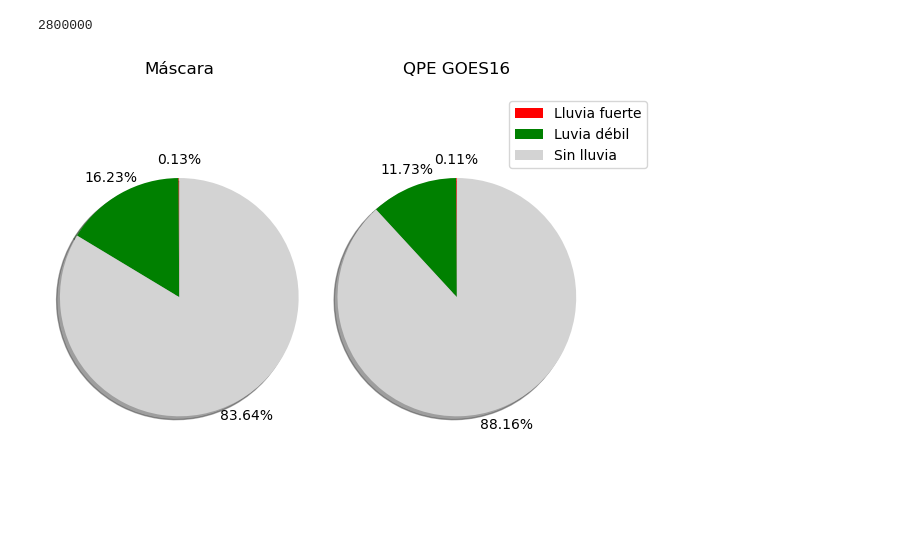
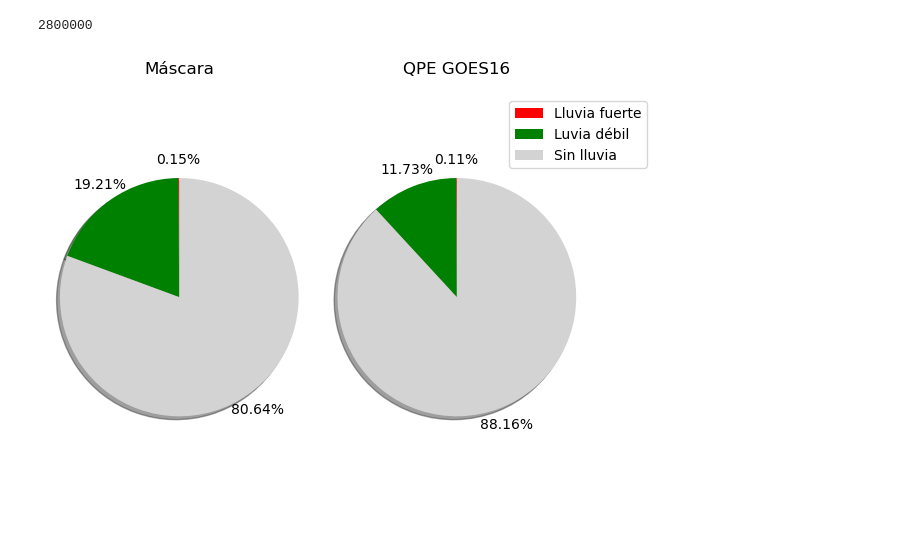
Before and after one commit to matias-suarez/TF_proc_img_sat, a Jupyter notebook: Trabajo Final.ipynb, the cells around one changed output. Saved outputs shown, nothing was run; the diff lists cells and outputs as text; code cells hidden in the pictures.

```diff
--- a/Trabajo Final.ipynb
+++ b/Trabajo Final.ipynb
@@ -1443,34 +1412,21 @@ for h in range(len(CH08_list)):
     RGBrec[:, :, 1] = imag_cal_list_loop[1]
     RGBrec[:, :, 2] = imag_cal_list_loop[2]
 
-    lluvia_intensa1 = (RGBrec[:,:,0] < -65)
-    lluvia_intensa2 = (RGBrec[:,:,1] > -57.5) * (RGBrec[:,:,1] < -55)
-    lluvia_intensa3 = (RGBrec[:,:,2] < -65)
-    lluvia_ligera1  = (RGBrec[:,:,0] >= -65) * (RGBrec[:,:,0] < -45)
-    lluvia_ligera2  = (RGBrec[:,:,1] >= -55) * (RGBrec[:,:,1] < -45)
-    lluvia_ligera3  = (RGBrec[:,:,2] >= -65) * (RGBrec[:,:,2] < -45)
+    lluvia_intensa = (RGBrec[:,:,0] < -64)*(RGBrec[:,:,1] < -54)*(RGBrec[:,:,2] < -64)
+
+    lluvia_ligera = (RGBrec[:,:,0] >= -64)*(RGBrec[:,:,0] < -40)*(RGBrec[:,:,1] >= -54)*(RGBrec[:,:,1] < -40)*\
+    (RGBrec[:,:,2] >= -64)*(RGBrec[:,:,2] < -40)
 
     img_enmascarada = np.ones_like(RGBrec)
 
-    img_enmascarada[lluvia_ligera1,0] = 0
-    img_enmascarada[lluvia_ligera1,2] = 0.501960813999176
-    img_enmascarada[lluvia_ligera1,1] = 0.8784313797950745
+    img_enmascarada[lluvia_intensa, 1:3] = 0
+    img_enmascarada[lluvia_intensa, 0]   = 1
 
-    img_enmascarada[lluvia_ligera2,0] = 0
-    img_enmascarada[lluvia_ligera2,2] = 0.501960813999176
-    img_enmascarada[lluvia_ligera2,1] = 0.8784313797950745
+    img_enmascarada[lluvia_ligera,0] = 0
+    img_enmascarada[lluvia_ligera,2] = 0.501960813999176
+    img_enmascarada[lluvia_ligera,1] = 0.8784313797950745
 
-    img_enmascarada[lluvia_ligera3,0] = 0
-    img_enmascarada[lluvia_ligera3,2] = 0.501960813999176
-    img_enmascarada[lluvia_ligera3,1] = 0.8784313797950745
 
-    img_enmascarada[lluvia_intensa1,1:3] = 0
-    img_enmascarada[lluvia_intensa2,1:3] = 0
-    img_enmascarada[lluvia_intensa3,1:3] = 0
-
-    img_enmascarada[lluvia_intensa1,0]   = 1
-    img_enmascarada[lluvia_intensa2,0]   = 1
-    img_enmascarada[lluvia_intensa3,0]   = 1
     ##################################################################################################
     # Conteo de pixeles rojos, verdes y blancos
     valores, cantidad = np.unique(img_enmascarada[:,:,2], return_counts=True)
@@ -1486,8 +1442,8 @@ for h in range(len(CH08_list)):
     total_rojos_obs   = total_rojos_obs   + rojos_obs
     total_verdes_obs  = total_verdes_obs  + verdes_obs
 
-    print('rojos: '+str(rojos)+' verdes: '+str(verdes)+' blancos: '+str(blancos))
-    print('rojos obs: '+str(rojos_obs)+' verdes obs: '+str(verdes_obs))
+#     print('rojos: '+str(rojos)+' verdes: '+str(verdes)+' blancos: '+str(blancos))
+#     print('rojos obs: '+str(rojos_obs)+' verdes obs: '+str(verdes_obs))
     ##################################################################################################
 
     plt.figure(figsize=(13, 3.5))
@@ -1516,7 +1472,7 @@ for h in range(len(CH08_list)):
     plt.tick_params(axis='both', bottom=False,left=False,labelleft=False, labelbottom=False)
 
     plt.tight_layout()
-#     plt.savefig('/home/msuarez/GOES_16_TF/Mascara/Figura-RGB-'+str(h)+'.png', dpi=150)
+    plt.savefig('/home/msuarez/GOES_16_TF/Mascara/Figura-RGB-'+str(h)+'.png', dpi=150)
     plt.show()
 
 
@@ -1540,27 +1520,27 @@ total_pixeles
 # %%
 # Pie chart, where the slices will be ordered and plotted counter-clockwise:
 labels = 'Lluvia fuerte', 'Luvia débil', 'Sin lluvia'
-sizes_mask = [3566, 454457, total_pixeles-(3566+454457)]
-sizes_obs  = [3090, 328364, total_pixeles-(3090+328364)]
+sizes_mask = [total_rojos_mask, total_verdes_mask, total_pixeles-(total_rojos_mask+total_verdes_mask)]
+sizes_obs  = [total_rojos_obs, total_verdes_obs, total_pixeles-(total_rojos_obs+total_verdes_obs)]
 explode = (0.25, 0.5, 0.25)  # only "explode" the 2nd slice (i.e. 'Hogs')
 colors = ( "red", "green", "lightgray")
 
 fig1, (ax1, ax2) = plt.subplots(1, 2)
 ax1.pie(sizes_mask, autopct='%1.2f%%',
         shadow=True, startangle=90, colors=colors,pctdistance=1.15)
 ax1.axis('equal')  # Equal aspect ratio ensures that pie is drawn as a circle.
 ax1.set_title('Máscara')
 
 ax2.pie(sizes_obs, autopct='%1.2f%%',
         shadow=True, startangle=90,colors=colors,pctdistance=1.15)
 ax2.axis('equal')  # Equal aspect ratio ensures that pie is drawn as a circle.
 ax2.set_title('QPE GOES16')
 ax2.legend(labels,loc=(.7,0.8))
 
 plt.tight_layout()
 plt.show()
 # %% [output]
-[figure, old version]
+[figure, new version]
 # %%
 plt.imshow(img_enmascarada[:,:,2])
 plt.colorbar()
```
Also changed, not shown: parts of 10 cells of this notebook.
